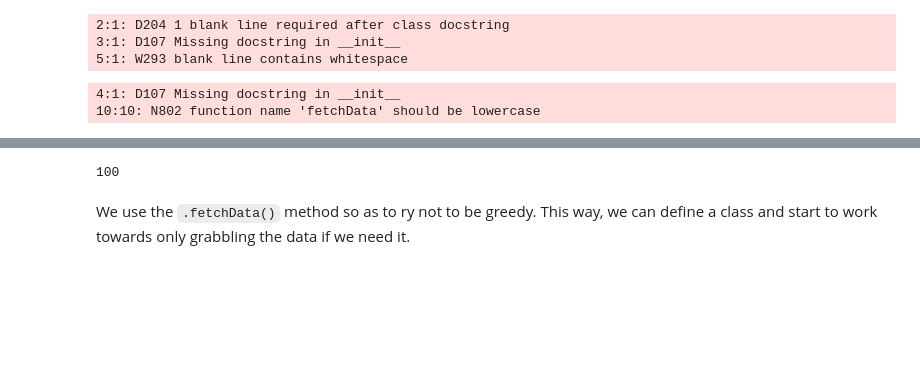
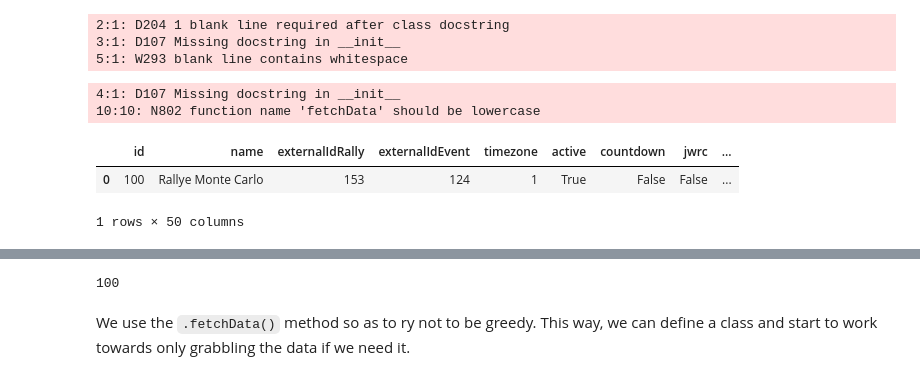
Before and after one commit to psychemedia/WRC_sketches, a Jupyter notebook: doodles/WRC_2020.ipynb, the cells around one changed output, grey strips where cells are left out. Cells and saved outputs as stored; diff of their text form; code cells hidden in the pictures; blank space fills up the shorter version.

```diff
--- a/doodles/WRC_2020.ipynb
+++ b/doodles/WRC_2020.ipynb
@@ -93,7 +93,7 @@ class SQLiteDB:
         Give the file a randomly generated name if one not provided.
         """
         dbname = dbname or f'{uuid.uuid4().hex}.db'
-        if not hasattr(self, dbname) or (dbname and self.dbname != dbname):
+        if not _checkattr(self, dbname) or (dbname and self.dbname != dbname):
             self.dbname = dbname
             self.db = Database(dbname)
         else:
@@ -134,7 +134,7 @@ class SQLiteDB:
 
         # TO DO - if the pk is none, and data is a df, use the df index?
 
-        if not hasattr(self, 'dbname') and not hasattr(self, 'db'):
+        if not _checkattr(self, 'dbname') and not _checkattr(self, 'db'):
             self.db_connect()
 
         # The alter=True allows us the table to be modified if we have extra columns
@@ -495,7 +495,7 @@ class WRCRally_sdb(WRCBase):
     def _checkRallyId(self, sdbRallyId=None):
         """Return a rally ID or lookup active one."""
         sdbRallyId = _jsInt(sdbRallyId) or self.sdbRallyId
-        if not hasattr(self, 'sdbRallyId') or not self.sdbRallyId:
+        if not _checkattr(self, 'sdbRallyId'):
             self.activerally = WRCActiveRally()
             self.sdbRallyId = self.activerally.sdbRallyId
             self.name = self.activerally.name
@@ -573,4 +574,10 @@ class WRCActiveRally(WRCRally_sdb, WRCLive):
 # %% [output]
 4:1: D107 Missing docstring in __init__
 10:10: N802 function name 'fetchData' should be lowercase
+# %%
+zz.event
+# %% [output]
+|  | id | name | externalIdRally | externalIdEvent | timezone | active | countdown | jwrc | ... |
+| 0 | 100 | Rallye Monte Carlo | 153 | 124 | 1 | True | False | False | ... |
+1 rows × 50 columns
 # %%
```
Also changed, not shown: parts of 16 cells of this notebook, 1 other file.
